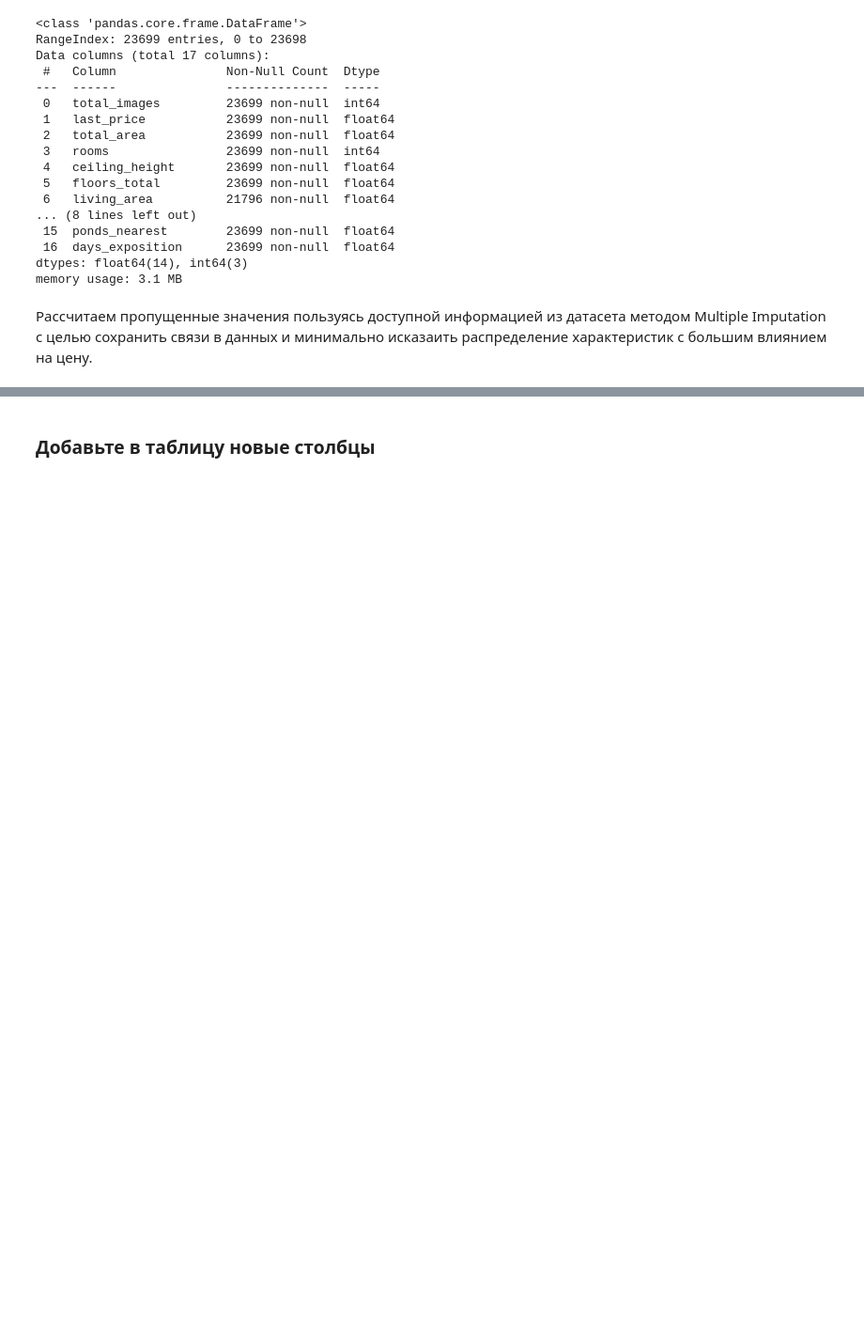
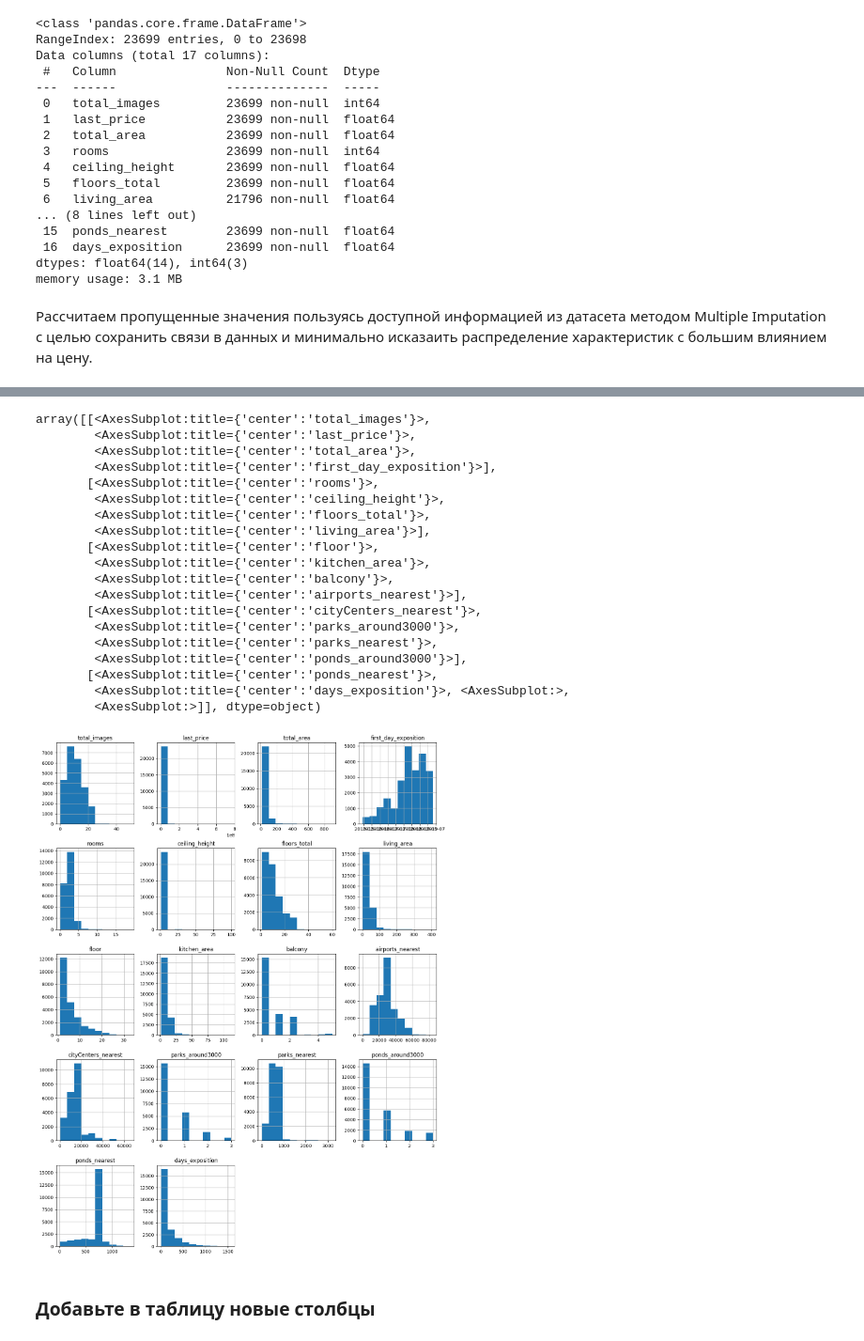
Before and after one commit to EvanderLatine/DS_Practicum, a Jupyter notebook: Real_Estate_Price_Prediction/EDA.ipynb, the cells around one changed output, grey strips where cells are left out. Shown at 94% size. Drawn from its saved outputs; the diff is of its cells as text; code cells hidden in the pictures; blank space fills up the shorter version.

```diff
--- a/Real_Estate_Price_Prediction/EDA.ipynb
+++ b/Real_Estate_Price_Prediction/EDA.ipynb
@@ -443,10 +461,13 @@ from sklearn.experimental import enable_iterative_imputer
 from sklearn.impute import IterativeImputer
 from sklearn.linear_model import LinearRegression
 
-selected_dtype = data.select_dtypes(include=['float64', 'int64'])
 regressor = LinearRegression()
 imp = IterativeImputer(estimator=regressor, missing_values=np.nan, max_iter=10, verbose=2, imputation_order='roman')
-data = pd.DataFrame(imp.fit_transform(selected_dtype), columns=selected_dtype.columns)
+filled_data = pd.DataFrame(imp.fit_transform(selected_dtype), columns=selected_dtype.columns)
+
+for column in filled_data.columns:
+    data[column] = filled_data[column]
+
 data.isna().sum()
 # %% [output]
 [IterativeImputer] Completing matrix with shape (23699, 17)
@@ -473,0 +516,17 @@ dtype: int64
+# %%
+for parks_count in data["parks_around3000"].unique():
+    parks_subset = data.query("parks_around3000 == @parks_count")
+
+    if parks_count == 0:
+        data["parks_nearest"] = pd.concat([
+            data.iloc[data.index.difference(parks_subset.index)]["parks_nearest"],
+            parks_subset["parks_nearest"].fillna(data["parks_nearest"].quantile(.75))
+        ])
+        continue;
+
+    data["parks_nearest"] = pd.concat([
+        data.iloc[data.index.difference(parks_subset.index)]["parks_nearest"],
+        parks_subset["parks_nearest"].fillna(parks_subset["parks_nearest"].median())
+    ])
+
+data["parks_nearest"].isna().sum()
@@ -473,0 +597,19 @@ dtype: int64
+# %%
+data = data.astype({
+        'total_images' : 'int64',
+        'last_price' : 'int64',
+        'first_day_exposition': 'datetime64',
+        'rooms': 'int64',
+        'floors_total' : 'int64',
+        'floor' : 'int64',
+        'is_apartment' : 'bool',
+        'balcony' : 'int64',
+        'airports_nearest' : 'int64',
+        'cityCenters_nearest' : 'int64',
+        'parks_around3000' : 'int64',
+        'parks_nearest' : 'int64',
+        'ponds_around3000' : 'int64',
+        'ponds_nearest' : 'int64',
+        'days_exposition' : 'int64'
+    })
+data.info()
@@ -474,3 +634,26 @@ dtype: int64
+# %%
+data.hist(figsize=(15, 20))
+# %% [output]
+array([[<AxesSubplot:title={'center':'total_images'}>,
+        <AxesSubplot:title={'center':'last_price'}>,
+        <AxesSubplot:title={'center':'total_area'}>,
+        <AxesSubplot:title={'center':'first_day_exposition'}>],
+       [<AxesSubplot:title={'center':'rooms'}>,
+        <AxesSubplot:title={'center':'ceiling_height'}>,
+        <AxesSubplot:title={'center':'floors_total'}>,
+        <AxesSubplot:title={'center':'living_area'}>],
+       [<AxesSubplot:title={'center':'floor'}>,
+        <AxesSubplot:title={'center':'kitchen_area'}>,
+        <AxesSubplot:title={'center':'balcony'}>,
+        <AxesSubplot:title={'center':'airports_nearest'}>],
+       [<AxesSubplot:title={'center':'cityCenters_nearest'}>,
+        <AxesSubplot:title={'center':'parks_around3000'}>,
+        <AxesSubplot:title={'center':'parks_nearest'}>,
+        <AxesSubplot:title={'center':'ponds_around3000'}>],
+       [<AxesSubplot:title={'center':'ponds_nearest'}>,
+        <AxesSubplot:title={'center':'days_exposition'}>, <AxesSubplot:>,
+        <AxesSubplot:>]], dtype=object)
+[figure, added]
 # %% [markdown]
 ### Добавьте в таблицу новые столбцы
 # %% [markdown]
```
Also changed, not shown: parts of 26 cells of this notebook.
